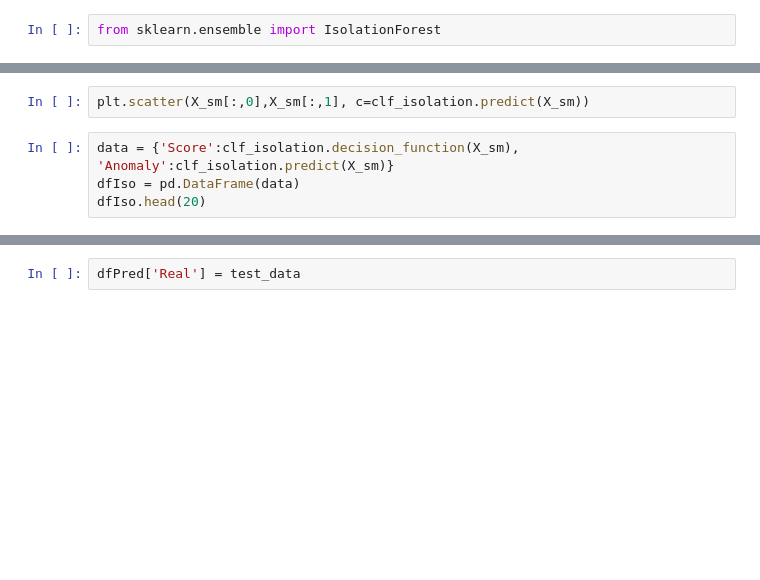
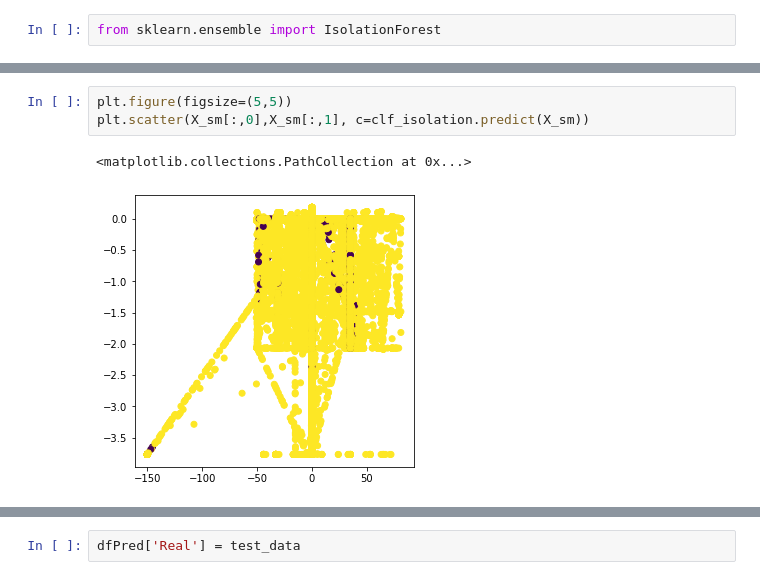
Before and after one commit to abakamousa/fraud_detection, a Jupyter notebook: Fraud_detection.ipynb, the cells around one changed output, grey strips where cells are left out. Cells and saved outputs as stored; diff of their text form; blank space fills up the shorter version.

```diff
--- a/Fraud_detection.ipynb
+++ b/Fraud_detection.ipynb
@@ -628,6 +678,6 @@ clf_isolation.fit(X_sm)
 # %%
+plt.figure(figsize=(5,5))
 plt.scatter(X_sm[:,0],X_sm[:,1], c=clf_isolation.predict(X_sm))
+# %% [output]
+<matplotlib.collections.PathCollection at 0x...>
+[figure, added]
-# %%
-data = {'Score':clf_isolation.decision_function(X_sm), 'Anomaly':clf_isolation.predict(X_sm)}
-dfIso = pd.DataFrame(data)
-dfIso.head(20)
```
Also changed, not shown: parts of 93 cells of this notebook, 1 other file.
